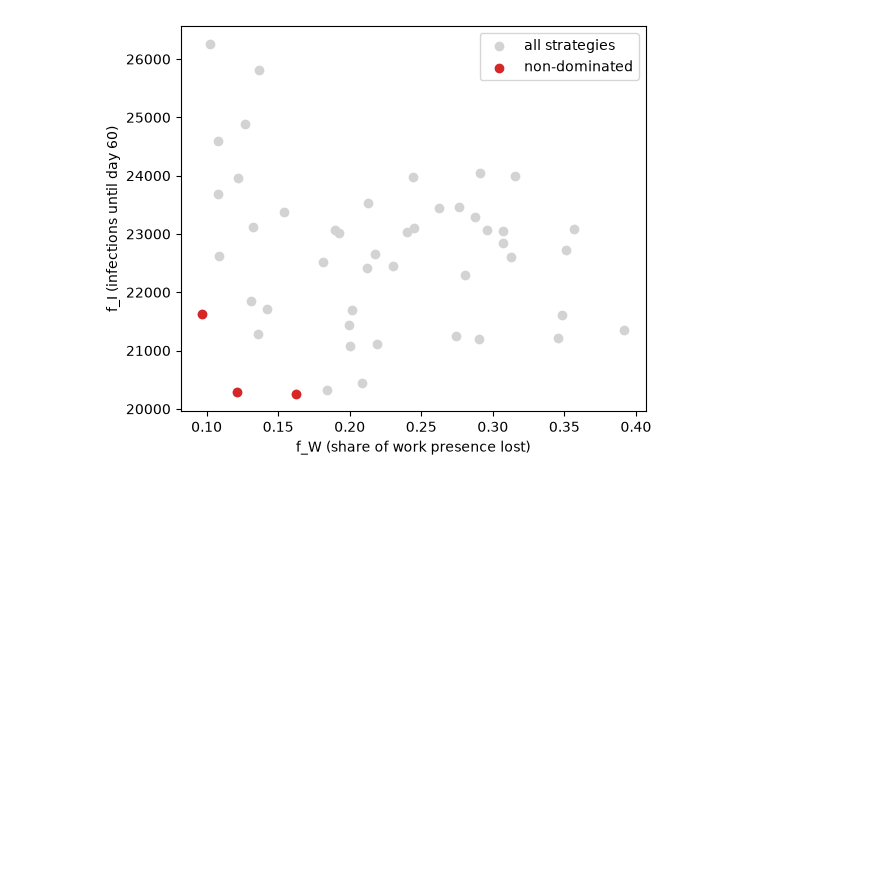
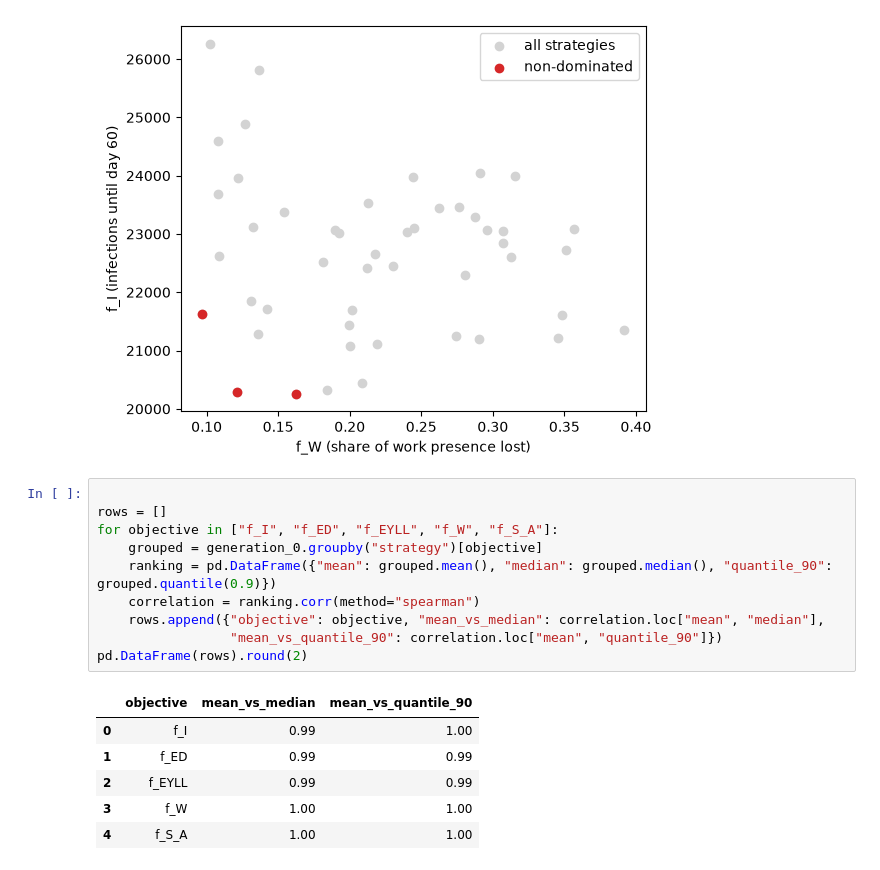
Before and after one commit to an-ne-so-ph-ie/memilio, a Jupyter notebook: pycode/examples/simulation/ABM_demonstrator_munich/testing_different_goals_analysis.ipynb, the cells around one changed output. Saved outputs shown, nothing was run; the diff lists cells and outputs as text; blank space fills up the shorter version.

```diff
--- a/pycode/examples/simulation/ABM_demonstrator_munich/testing_different_goals_analysis.ipynb
+++ b/pycode/examples/simulation/ABM_demonstrator_munich/testing_different_goals_analysis.ipynb
@@ -201,3 +201,20 @@ strategy
 40        20297.666667  0.121175
 45        20255.083333  0.162380
 [figure]
+# %%
+
+rows = []
+for objective in ["f_I", "f_ED", "f_EYLL", "f_W", "f_S_A"]:
+    grouped = generation_0.groupby("strategy")[objective]
+    ranking = pd.DataFrame({"mean": grouped.mean(), "median": grouped.median(), "quantile_90": grouped.quantile(0.9)})
+    correlation = ranking.corr(method="spearman")
+    rows.append({"objective": objective, "mean_vs_median": correlation.loc["mean", "median"],
+                 "mean_vs_quantile_90": correlation.loc["mean", "quantile_90"]})
+pd.DataFrame(rows).round(2)
+# %% [output]
+|  | objective | mean_vs_median | mean_vs_quantile_90 |
+| 0 | f_I | 0.99 | 1.00 |
+| 1 | f_ED | 0.99 | 0.99 |
+| 2 | f_EYLL | 0.99 | 0.99 |
+| 3 | f_W | 1.00 | 1.00 |
+| 4 | f_S_A | 1.00 | 1.00 |
```
Also changed, not shown: parts of 3 cells of this notebook, 2 other files.
